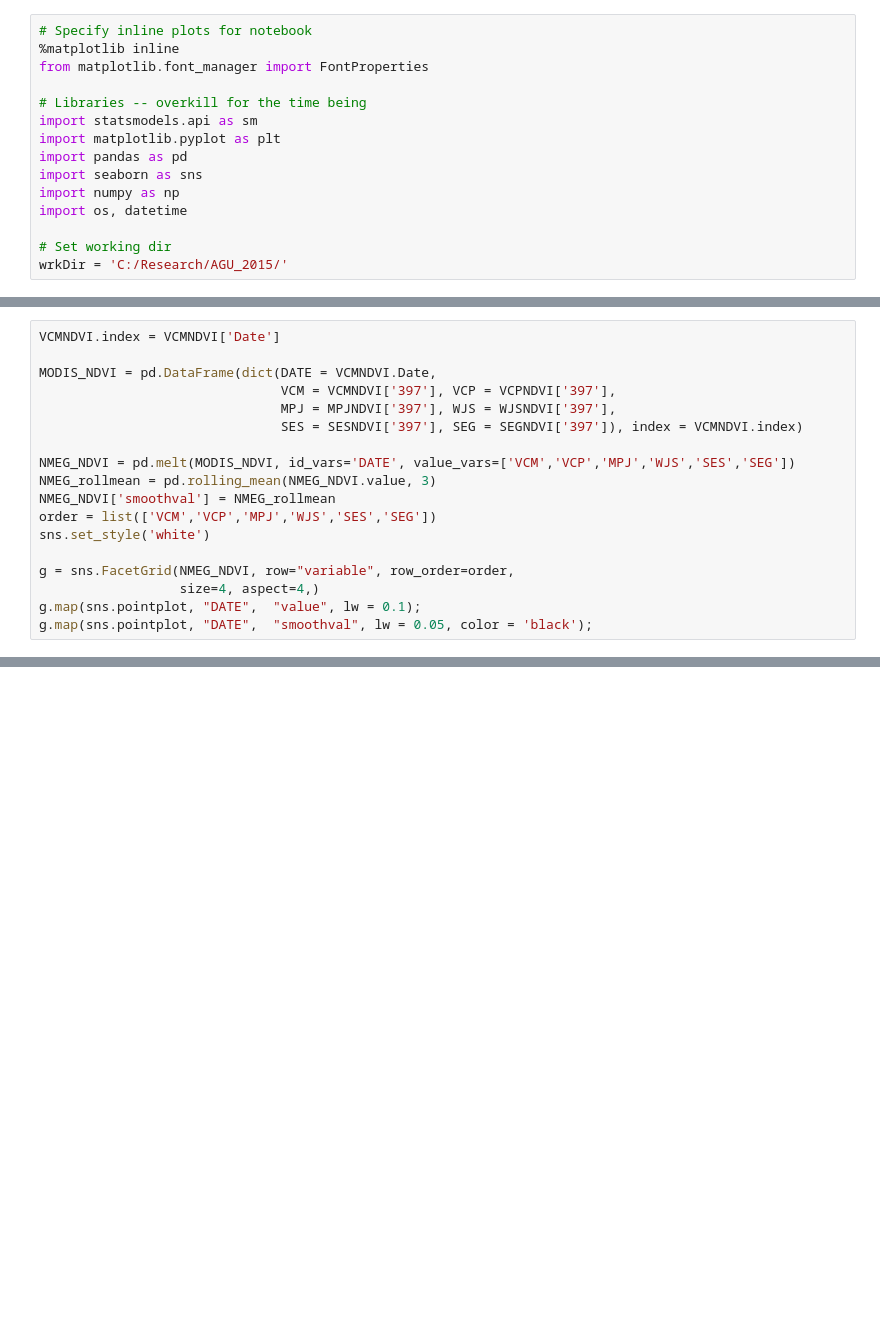
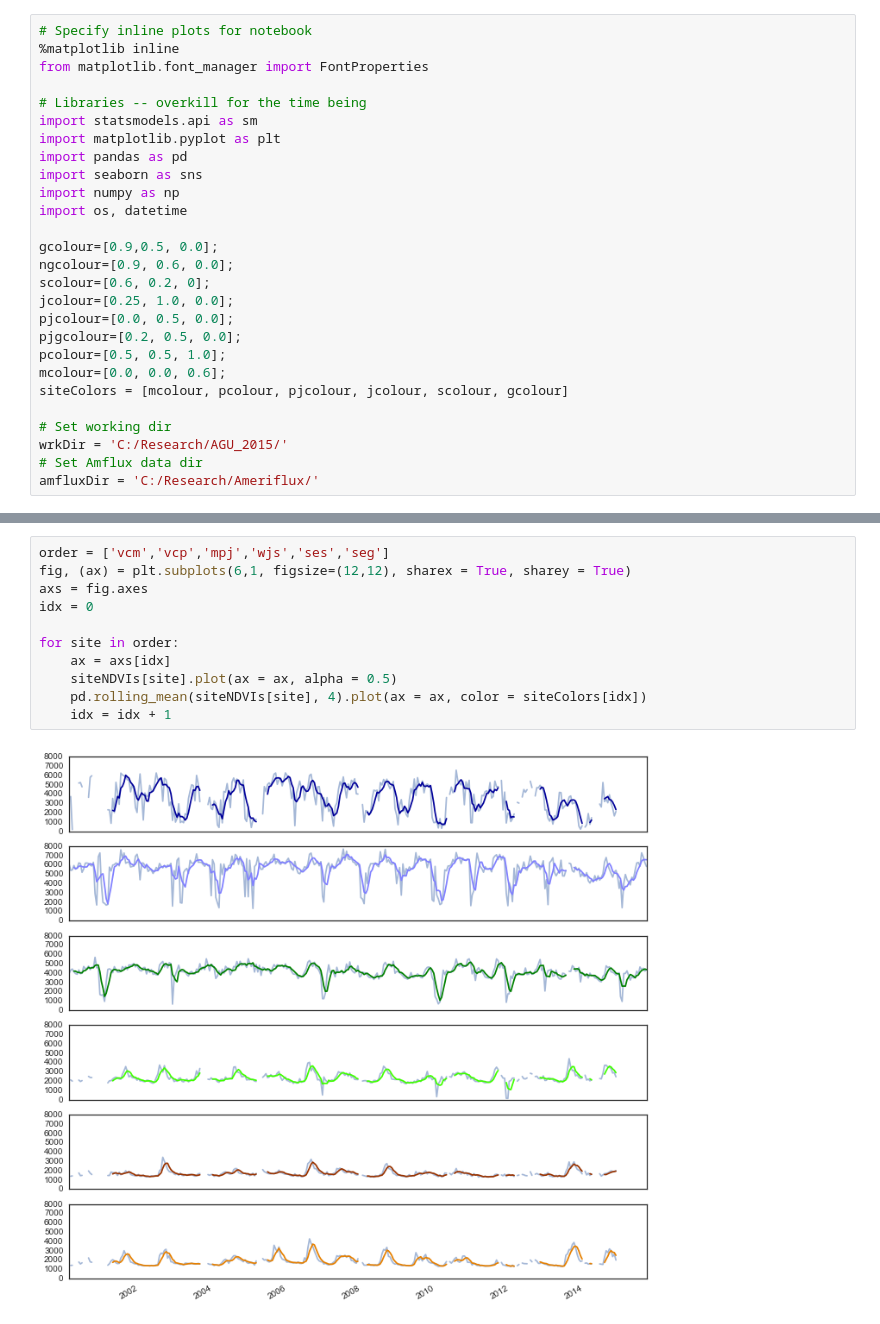
Before and after one commit to djkrofch/edulis, a Jupyter notebook: iPython_Notebooks/MODIS_Data.ipynb, the cells around one changed output, grey strips where cells are left out. Saved outputs shown, nothing was run; the diff lists cells and outputs as text; blank space fills up the shorter version.

Commit message:
Making plots and integrating flux data
Grabbing correct files from ORNL modis global subsetting tool, making
scatter plots to relate max NDVI with max GPP, and generally cranking up
the analysis.

```diff
--- a/iPython_Notebooks/MODIS_Data.ipynb
+++ b/iPython_Notebooks/MODIS_Data.ipynb
@@ -11,5 +11,17 @@ import seaborn as sns
 import numpy as np
 import os, datetime
 
+gcolour=[0.9,0.5, 0.0];
+ngcolour=[0.9, 0.6, 0.0];
+scolour=[0.6, 0.2, 0];
+jcolour=[0.25, 1.0, 0.0];
+pjcolour=[0.0, 0.5, 0.0];
+pjgcolour=[0.2, 0.5, 0.0];
+pcolour=[0.5, 0.5, 1.0];
+mcolour=[0.0, 0.0, 0.6];
+siteColors = [mcolour, pcolour, pjcolour, jcolour, scolour, gcolour]
+
 # Set working dir
 wrkDir = 'C:/Research/AGU_2015/'
+# Set Amflux data dir
+amfluxDir = 'C:/Research/Ameriflux/'
@@ -71,18 +111,0 @@ See the the caveats in the documentation: http://pandas.pydata.org/pandas-docs/s
-# %%
-VCMNDVI.index = VCMNDVI['Date']
-
-MODIS_NDVI = pd.DataFrame(dict(DATE = VCMNDVI.Date,
-                               VCM = VCMNDVI['397'], VCP = VCPNDVI['397'],
-                               MPJ = MPJNDVI['397'], WJS = WJSNDVI['397'],
-                               SES = SESNDVI['397'], SEG = SEGNDVI['397']), index = VCMNDVI.index)
-
-NMEG_NDVI = pd.melt(MODIS_NDVI, id_vars='DATE', value_vars=['VCM','VCP','MPJ','WJS','SES','SEG'])
-NMEG_rollmean = pd.rolling_mean(NMEG_NDVI.value, 3)
-NMEG_NDVI['smoothval'] = NMEG_rollmean
-order = list(['VCM','VCP','MPJ','WJS','SES','SEG'])
-sns.set_style('white')
-
-g = sns.FacetGrid(NMEG_NDVI, row="variable", row_order=order,
-                  size=4, aspect=4,)
-g.map(sns.pointplot, "DATE",  "value", lw = 0.1);
-g.map(sns.pointplot, "DATE",  "smoothval", lw = 0.05, color = 'black');
@@ -90,0 +160,13 @@ g.map(sns.pointplot, "DATE",  "smoothval", lw = 0.05, color = 'black');
+# %%
+order = ['vcm','vcp','mpj','wjs','ses','seg']
+fig, (ax) = plt.subplots(6,1, figsize=(12,12), sharex = True, sharey = True)
+axs = fig.axes
+idx = 0
+
+for site in order:
+    ax = axs[idx]
+    siteNDVIs[site].plot(ax = ax, alpha = 0.5)
+    pd.rolling_mean(siteNDVIs[site], 4).plot(ax = ax, color = siteColors[idx])
+    idx = idx + 1
+# %% [output]
+[figure, added]
```
Also changed, not shown: parts of 12 cells of this notebook.
